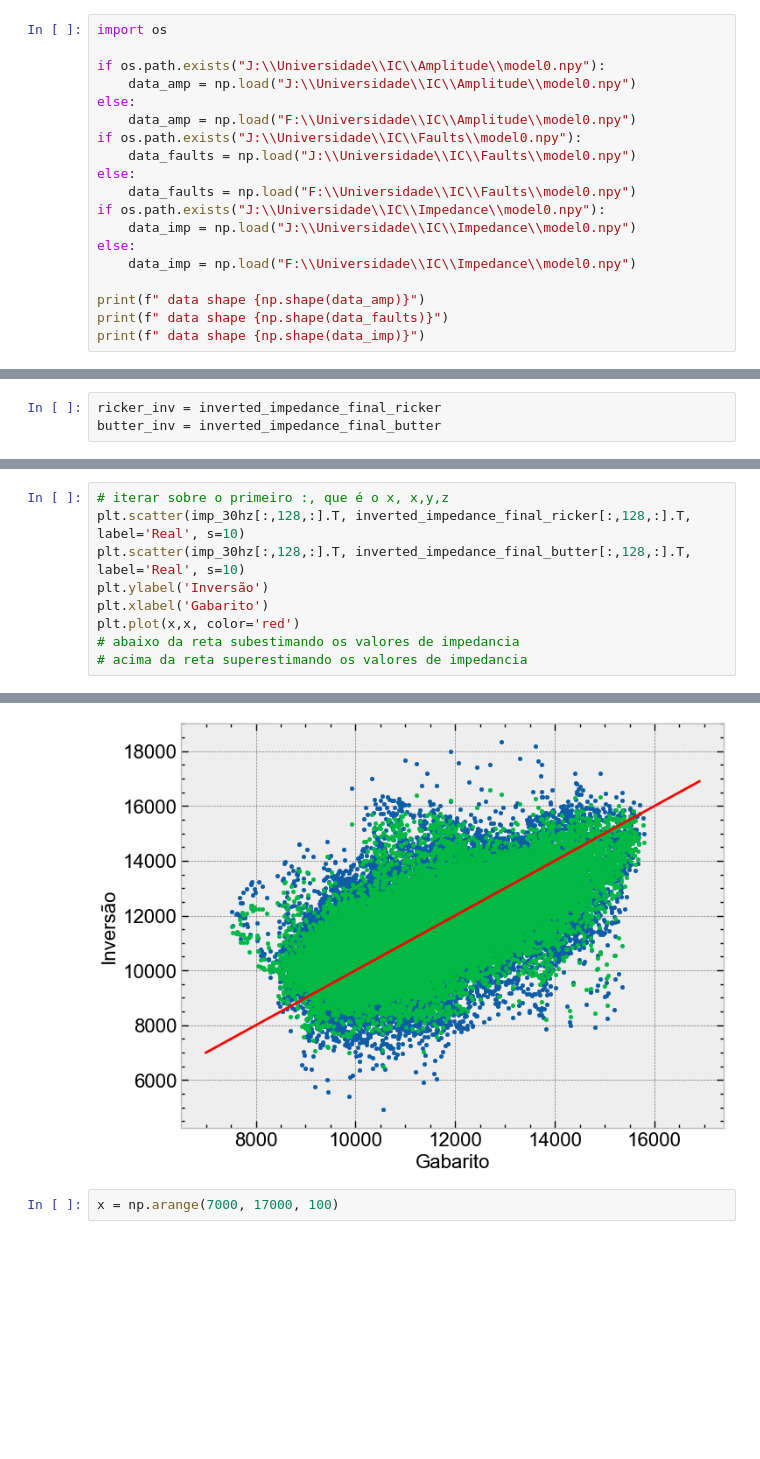
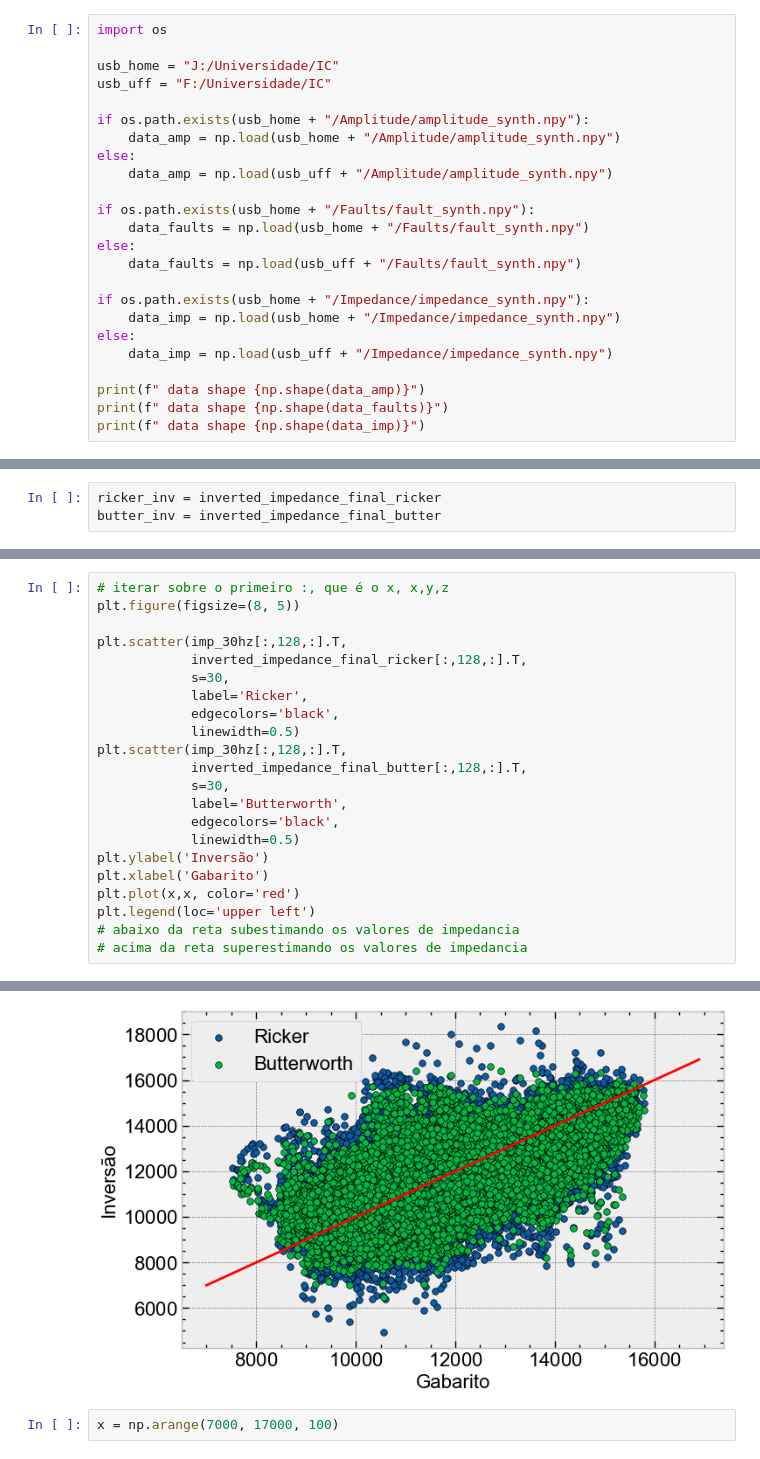
Before and after one commit to albano-a/inversion_methods_algorithms, a Jupyter notebook: full_section.ipynb, the cells around one changed output, grey strips where cells are left out. Saved outputs shown, nothing was run; the diff lists cells and outputs as text; blank space fills up the shorter version.

```diff
--- a/full_section.ipynb
+++ b/full_section.ipynb
@@ -26,18 +26,23 @@ def butter_lowpass_filtfilt(data, cutoff, fs, order=5):
 # %%
 import os
 
-if os.path.exists("J:\\Universidade\\IC\\Amplitude\\model0.npy"):
-    data_amp = np.load("J:\\Universidade\\IC\\Amplitude\\model0.npy")
+usb_home = "J:/Universidade/IC"
+usb_uff = "F:/Universidade/IC"
+
+if os.path.exists(usb_home + "/Amplitude/amplitude_synth.npy"):
+    data_amp = np.load(usb_home + "/Amplitude/amplitude_synth.npy")
 else:
-    data_amp = np.load("F:\\Universidade\\IC\\Amplitude\\model0.npy")
-if os.path.exists("J:\\Universidade\\IC\\Faults\\model0.npy"):
-    data_faults = np.load("J:\\Universidade\\IC\\Faults\\model0.npy")
+    data_amp = np.load(usb_uff + "/Amplitude/amplitude_synth.npy")
+
+if os.path.exists(usb_home + "/Faults/fault_synth.npy"):
+    data_faults = np.load(usb_home + "/Faults/fault_synth.npy")
 else:
-    data_faults = np.load("F:\\Universidade\\IC\\Faults\\model0.npy")
-if os.path.exists("J:\\Universidade\\IC\\Impedance\\model0.npy"):
-    data_imp = np.load("J:\\Universidade\\IC\\Impedance\\model0.npy")
+    data_faults = np.load(usb_uff + "/Faults/fault_synth.npy")
+
+if os.path.exists(usb_home + "/Impedance/impedance_synth.npy"):
+    data_imp = np.load(usb_home + "/Impedance/impedance_synth.npy")
 else:
-    data_imp = np.load("F:\\Universidade\\IC\\Impedance\\model0.npy")
+    data_imp = np.load(usb_uff + "/Impedance/impedance_synth.npy")
 
 print(f" data shape {np.shape(data_amp)}")
 print(f" data shape {np.shape(data_faults)}")
@@ -457,10 +474,23 @@ plt.show()
 # %%
 # iterar sobre o primeiro :, que é o x, x,y,z
-plt.scatter(imp_30hz[:,128,:].T, inverted_impedance_final_ricker[:,128,:].T, label='Real', s=10)
-plt.scatter(imp_30hz[:,128,:].T, inverted_impedance_final_butter[:,128,:].T, label='Real', s=10)
+plt.figure(figsize=(8, 5))
+
+plt.scatter(imp_30hz[:,128,:].T,
+            inverted_impedance_final_ricker[:,128,:].T,
+            s=30,
+            label='Ricker',
+            edgecolors='black',
+            linewidth=0.5)
+plt.scatter(imp_30hz[:,128,:].T,
+            inverted_impedance_final_butter[:,128,:].T,
+            s=30,
+            label='Butterworth',
+            edgecolors='black',
+            linewidth=0.5)
 plt.ylabel('Inversão')
 plt.xlabel('Gabarito')
 plt.plot(x,x, color='red')
+plt.legend(loc='upper left')
 # abaixo da reta subestimando os valores de impedancia
 # acima da reta superestimando os valores de impedancia
 # %% [output]
@@ -468,4 +498,4 @@ plt.plot(x,x, color='red')
-[figure, old version]
+[figure, new version]
 # %%
 x = np.arange(7000, 17000, 100)
 # %%
```
Also changed, not shown: parts of 9 cells of this notebook, 9 other files.
